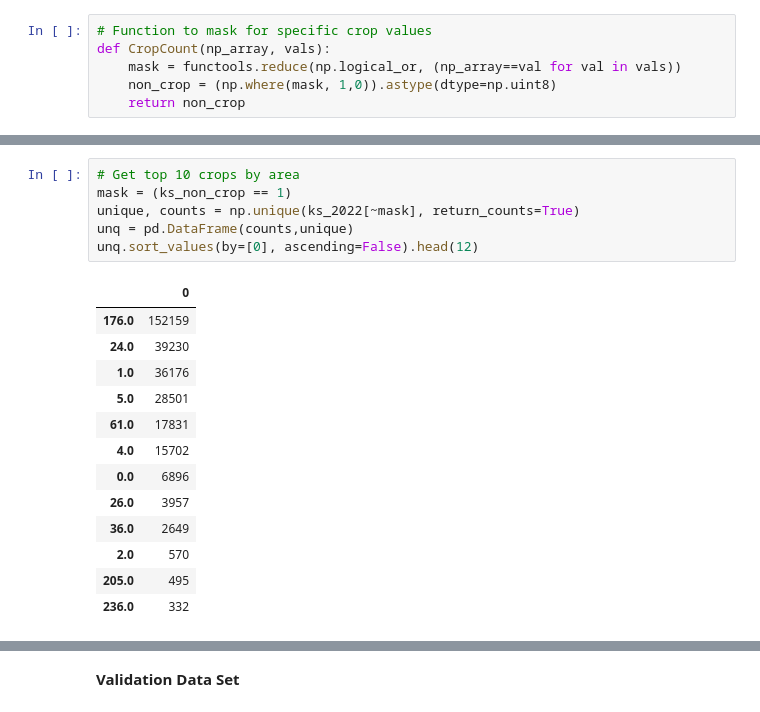
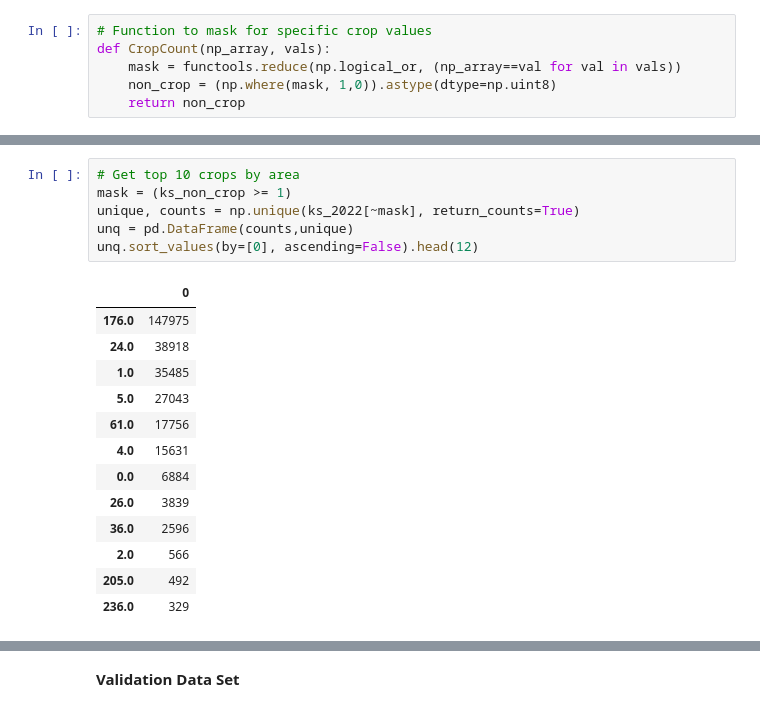
Before and after one commit to sarahannbowser/KS_agro_climatic_zones, a Jupyter notebook: step3_validate.ipynb, the cells around one changed output, grey strips where cells are left out. Drawn from its saved outputs; the diff is of its cells as text.

```diff
--- a/step3_validate.ipynb
+++ b/step3_validate.ipynb
@@ -142,23 +145,23 @@ plt.imshow(ks_non_crop_grass)
-# %%
-# Get top 10 crops by area
-mask = (ks_non_crop == 1)
-unique, counts = np.unique(ks_2022[~mask], return_counts=True)
-unq = pd.DataFrame(counts,unique)
-unq.sort_values(by=[0], ascending=False).head(12)
-# %% [output]
-|  | 0 |
-| 176.0 | 152159 |
-| 24.0 | 39230 |
-| 1.0 | 36176 |
-| 5.0 | 28501 |
-| 61.0 | 17831 |
-| 4.0 | 15702 |
-| 0.0 | 6896 |
-| 26.0 | 3957 |
-| 36.0 | 2649 |
-| 2.0 | 570 |
-| 205.0 | 495 |
-| 236.0 | 332 |
+# %%
+# Get top 10 crops by area
+mask = (ks_non_crop >= 1)
+unique, counts = np.unique(ks_2022[~mask], return_counts=True)
+unq = pd.DataFrame(counts,unique)
+unq.sort_values(by=[0], ascending=False).head(12)
+# %% [output]
+|  | 0 |
+| 176.0 | 147975 |
+| 24.0 | 38918 |
+| 1.0 | 35485 |
+| 5.0 | 27043 |
+| 61.0 | 17756 |
+| 4.0 | 15631 |
+| 0.0 | 6884 |
+| 26.0 | 3839 |
+| 36.0 | 2596 |
+| 2.0 | 566 |
+| 205.0 | 492 |
+| 236.0 | 329 |
 # %%
 # Calculate refrequency of crop planted for the 10 year period
 wheat = [CropCount(r, [24]) for r in rotation]
```
Also changed, not shown: parts of 17 cells of this notebook, 2 other files.
